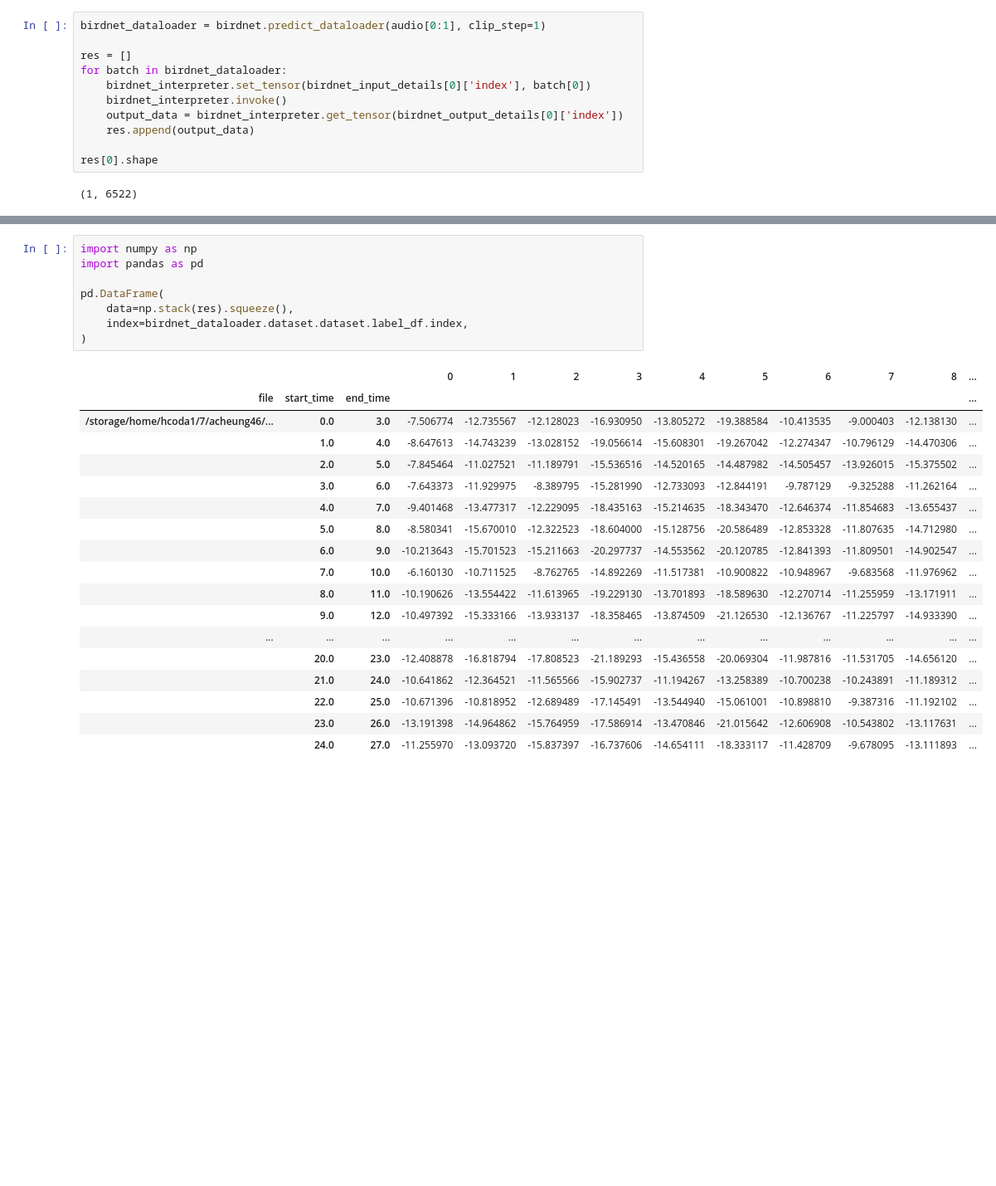
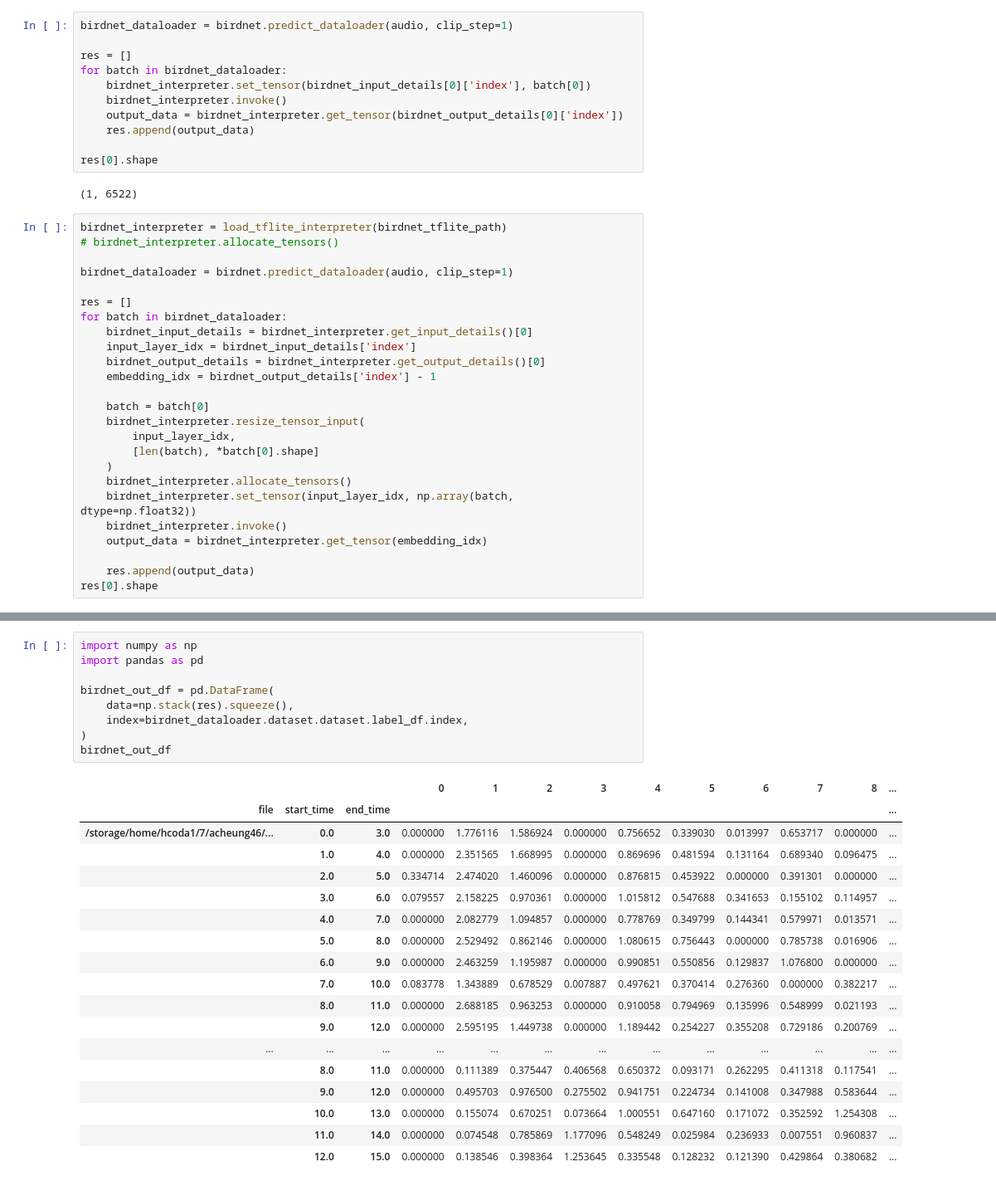
Before and after one commit to dsgt-arc/birdclef-2025, a Jupyter notebook: notebooks/modeling/20250616-ac-birdnet-inference.ipynb, the cells around one changed output, grey strips where cells are left out. Shown: that part at 83% size. Drawn from its saved outputs; the diff is of its cells as text; blank space fills up the shorter version.

Commit message:
Use BirdNET embeddings instead of predictions

```diff
--- a/notebooks/modeling/20250616-ac-birdnet-inference.ipynb
+++ b/notebooks/modeling/20250616-ac-birdnet-inference.ipynb
@@ -214,7 +224,7 @@ birdnet_output_details
    'quantized_dimension': 0},
   'sparsity_parameters': {}}]
 # %%
-birdnet_dataloader = birdnet.predict_dataloader(audio[0:1], clip_step=1)
+birdnet_dataloader = birdnet.predict_dataloader(audio, clip_step=1)
 
 res = []
 for batch in birdnet_dataloader:
@@ -226,3 +236,28 @@ for batch in birdnet_dataloader:
 res[0].shape
 # %% [output]
 (1, 6522)
+# %%
+birdnet_interpreter = load_tflite_interpreter(birdnet_tflite_path)
+# birdnet_interpreter.allocate_tensors()
+
+birdnet_dataloader = birdnet.predict_dataloader(audio, clip_step=1)
+
+res = []
+for batch in birdnet_dataloader:
+    birdnet_input_details = birdnet_interpreter.get_input_details()[0]
+    input_layer_idx = birdnet_input_details['index']
+    birdnet_output_details = birdnet_interpreter.get_output_details()[0]
+    embedding_idx = birdnet_output_details['index'] - 1
+
+    batch = batch[0]
+    birdnet_interpreter.resize_tensor_input(
+        input_layer_idx,
+        [len(batch), *batch[0].shape]
+    )
+    birdnet_interpreter.allocate_tensors()
+    birdnet_interpreter.set_tensor(input_layer_idx, np.array(batch, dtype=np.float32))
+    birdnet_interpreter.invoke()
+    output_data = birdnet_interpreter.get_tensor(embedding_idx)
+
+    res.append(output_data)
+res[0].shape
@@ -229,27 +266,28 @@ res[0].shape
 # %%
 import numpy as np
 import pandas as pd
 
-pd.DataFrame(
+birdnet_out_df = pd.DataFrame(
     data=np.stack(res).squeeze(),
     index=birdnet_dataloader.dataset.dataset.label_df.index,
 )
+birdnet_out_df
 # %% [output]
 |  |  |  | 0 | 1 | 2 | 3 | 4 | 5 | 6 | 7 | 8 | ... |
 | file | start_time | end_time |  |  |  |  |  |  |  |  |  | ... |
-| /storage/home/hcoda1/7/acheung46/... | 0.0 | 3.0 | -7.506774 | -12.735567 | -12.128023 | -16.930950 | -13.805272 | -19.388584 | -10.413535 | -9.000403 | -12.138130 | ... |
-|  | 1.0 | 4.0 | -8.647613 | -14.743239 | -13.028152 | -19.056614 | -15.608301 | -19.267042 | -12.274347 | -10.796129 | -14.470306 | ... |
-|  | 2.0 | 5.0 | -7.845464 | -11.027521 | -11.189791 | -15.536516 | -14.520165 | -14.487982 | -14.505457 | -13.926015 | -15.375502 | ... |
-|  | 3.0 | 6.0 | -7.643373 | -11.929975 | -8.389795 | -15.281990 | -12.733093 | -12.844191 | -9.787129 | -9.325288 | -11.262164 | ... |
-|  | 4.0 | 7.0 | -9.401468 | -13.477317 | -12.229095 | -18.435163 | -15.214635 | -18.343470 | -12.646374 | -11.854683 | -13.655437 | ... |
-|  | 5.0 | 8.0 | -8.580341 | -15.670010 | -12.322523 | -18.604000 | -15.128756 | -20.586489 | -12.853328 | -11.807635 | -14.712980 | ... |
-|  | 6.0 | 9.0 | -10.213643 | -15.701523 | -15.211663 | -20.297737 | -14.553562 | -20.120785 | -12.841393 | -11.809501 | -14.902547 | ... |
-|  | 7.0 | 10.0 | -6.160130 | -10.711525 | -8.762765 | -14.892269 | -11.517381 | -10.900822 | -10.948967 | -9.683568 | -11.976962 | ... |
-|  | 8.0 | 11.0 | -10.190626 | -13.554422 | -11.613965 | -19.229130 | -13.701893 | -18.589630 | -12.270714 | -11.255959 | -13.171911 | ... |
-|  | 9.0 | 12.0 | -10.497392 | -15.333166 | -13.933137 | -18.358465 | -13.874509 | -21.126530 | -12.136767 | -11.225797 | -14.933390 | ... |
+| /storage/home/hcoda1/7/acheung46/... | 0.0 | 3.0 | 0.000000 | 1.776116 | 1.586924 | 0.000000 | 0.756652 | 0.339030 | 0.013997 | 0.653717 | 0.000000 | ... |
+|  | 1.0 | 4.0 | 0.000000 | 2.351565 | 1.668995 | 0.000000 | 0.869696 | 0.481594 | 0.131164 | 0.689340 | 0.096475 | ... |
+|  | 2.0 | 5.0 | 0.334714 | 2.474020 | 1.460096 | 0.000000 | 0.876815 | 0.453922 | 0.000000 | 0.391301 | 0.000000 | ... |
+|  | 3.0 | 6.0 | 0.079557 | 2.158225 | 0.970361 | 0.000000 | 1.015812 | 0.547688 | 0.341653 | 0.155102 | 0.114957 | ... |
+|  | 4.0 | 7.0 | 0.000000 | 2.082779 | 1.094857 | 0.000000 | 0.778769 | 0.349799 | 0.144341 | 0.579971 | 0.013571 | ... |
+|  | 5.0 | 8.0 | 0.000000 | 2.529492 | 0.862146 | 0.000000 | 1.080615 | 0.756443 | 0.000000 | 0.785738 | 0.016906 | ... |
+|  | 6.0 | 9.0 | 0.000000 | 2.463259 | 1.195987 | 0.000000 | 0.990851 | 0.550856 | 0.129837 | 1.076800 | 0.000000 | ... |
+|  | 7.0 | 10.0 | 0.083778 | 1.343889 | 0.678529 | 0.007887 | 0.497621 | 0.370414 | 0.276360 | 0.000000 | 0.382217 | ... |
+|  | 8.0 | 11.0 | 0.000000 | 2.688185 | 0.963253 | 0.000000 | 0.910058 | 0.794969 | 0.135996 | 0.548999 | 0.021193 | ... |
+|  | 9.0 | 12.0 | 0.000000 | 2.595195 | 1.449738 | 0.000000 | 1.189442 | 0.254227 | 0.355208 | 0.729186 | 0.200769 | ... |
 | ... | ... | ... | ... | ... | ... | ... | ... | ... | ... | ... | ... | ... |
-|  | 20.0 | 23.0 | -12.408878 | -16.818794 | -17.808523 | -21.189293 | -15.436558 | -20.069304 | -11.987816 | -11.531705 | -14.656120 | ... |
-|  | 21.0 | 24.0 | -10.641862 | -12.364521 | -11.565566 | -15.902737 | -11.194267 | -13.258389 | -10.700238 | -10.243891 | -11.189312 | ... |
-|  | 22.0 | 25.0 | -10.671396 | -10.818952 | -12.689489 | -17.145491 | -13.544940 | -15.061001 | -10.898810 | -9.387316 | -11.192102 | ... |
-|  | 23.0 | 26.0 | -13.191398 | -14.964862 | -15.764959 | -17.586914 | -13.470846 | -21.015642 | -12.606908 | -10.543802 | -13.117631 | ... |
-|  | 24.0 | 27.0 | -11.255970 | -13.093720 | -15.837397 | -16.737606 | -14.654111 | -18.333117 | -11.428709 | -9.678095 | -13.111893 | ... |
+|  | 8.0 | 11.0 | 0.000000 | 0.111389 | 0.375447 | 0.406568 | 0.650372 | 0.093171 | 0.262295 | 0.411318 | 0.117541 | ... |
+|  | 9.0 | 12.0 | 0.000000 | 0.495703 | 0.976500 | 0.275502 | 0.941751 | 0.224734 | 0.141008 | 0.347988 | 0.583644 | ... |
+|  | 10.0 | 13.0 | 0.000000 | 0.155074 | 0.670251 | 0.073664 | 1.000551 | 0.647160 | 0.171072 | 0.352592 | 1.254308 | ... |
+|  | 11.0 | 14.0 | 0.000000 | 0.074548 | 0.785869 | 1.177096 | 0.548249 | 0.025984 | 0.236933 | 0.007551 | 0.960837 | ... |
+|  | 12.0 | 15.0 | 0.000000 | 0.138546 | 0.398364 | 1.253645 | 0.335548 | 0.128232 | 0.121390 | 0.429864 | 0.380682 | ... |
```
Also changed, not shown: parts of 21 cells of this notebook, 2 other files.
